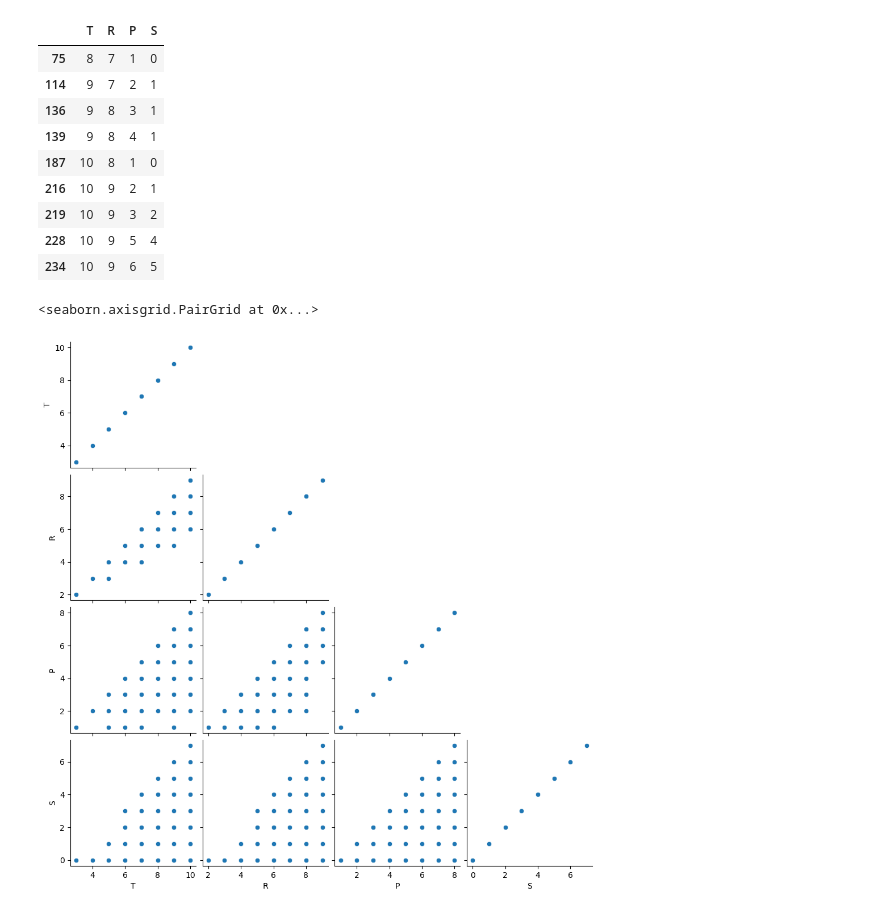
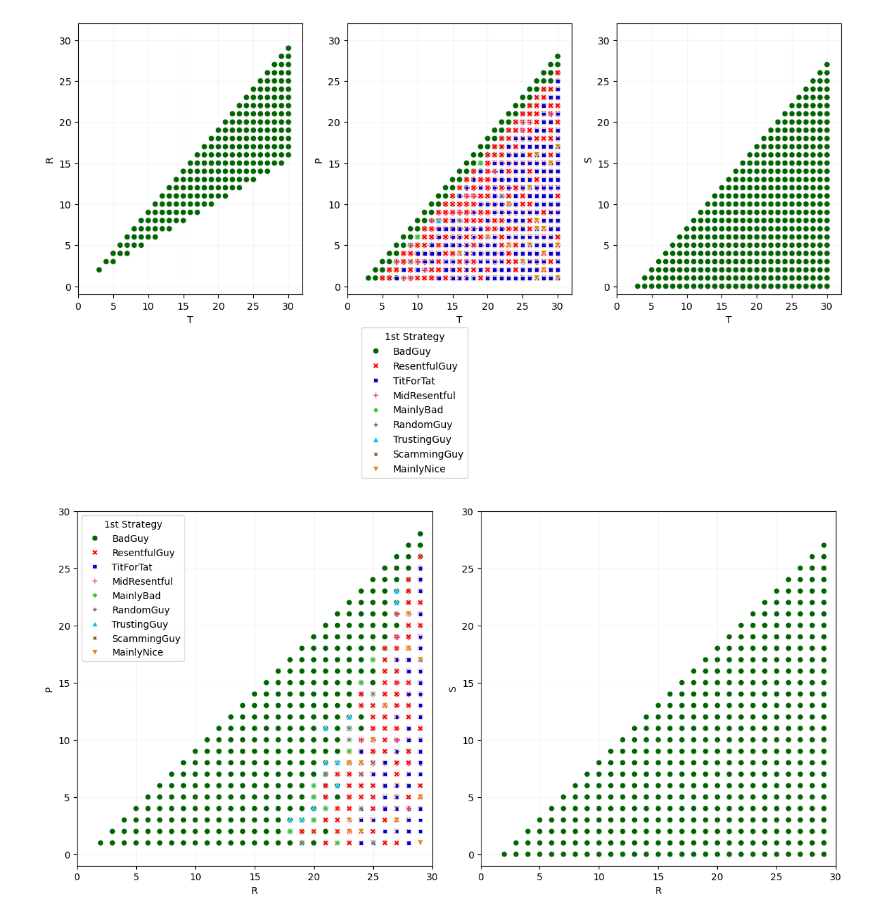
Before and after one commit to LeoPi314/LCP_projects_Y7_Group_4, a Jupyter notebook: Tourney.ipynb, the cells around one changed output. Cells and saved outputs as stored; diff of their text form; code cells hidden in the pictures.

```diff
--- a/Tourney.ipynb
+++ b/Tourney.ipynb
@@ -398,7 +399,9 @@ def mean_tourney(participants={},N_rounds = 10, M = Payoff,repeats=10):
         top3[third][2] += 1
 
     # Compute mean and its error for each strategy across all repetitions
-    for key in mean_ranking.keys(): mean_ranking[key] = [ np.mean(mean_ranking[key]), np.std(mean_ranking[key])/np.sqrt(repeats) ]
+    deg_of_freed = 0
+    if (repeats >1): deg_of_freed = repeats - 1
+    for key in mean_ranking.keys(): mean_ranking[key] = [ np.mean(mean_ranking[key]), np.std(mean_ranking[key], ddof=deg_of_freed)/np.sqrt(repeats) ]
     mean_df = pd.DataFrame(mean_ranking.values(),index=mean_ranking.keys(),columns=["Mean Score", "Mean Error"])
 
     # Optional: Express frequeny in top3 as percentages; values are numpy-array so operations are element-wise
@@ -705,5 +653,6 @@ plt.show()
 # %%
-w30 = pd.read_pickle("MaxT-30.pkl")
-w30
+#winners = pd.read_pickle(f"MaxT-{MAX_VALUE}.pkl")
+winners = pd.read_pickle(f"Final-MaxT-{MAX_VALUE}.pkl")
+winners
 # %% [output]
 |  | T | R | P | S | 1st Strategy | 2nd Strategy | 3rd Strategy | 1st Score | From 2nd | ... |
@@ -741,22 +690,56 @@ TrustingGuy     6.40  14.80  15.20
 # %%
-bad_wins = (w30[w30["1st Strategy"]=="BadGuy"])[["T","R","P","S"]]
+strategy_colors =[
+    '#FFD700',  # NiceGuy - Gold
+    '#006400',  # BadGuy - Dark Green
+    '#DE8C09',  # MainlyNice - Orange/Gold
+    '#32CD32',  # MainlyBad - Lime Green
+    '#0000CD',  # TitForTat - Dark Blue
+    '#696969',  # RandomGuy - Dark Gray
+    '#FF0000',  # ResentfulGuy - Red
+    '#00BFFF',  # TrustingGuy - Deep Sky Blue
+    '#800080',  # BalancingGuy - Purple
+    '#E33B65',  # MidResentful - Brown/Red
+    '#2E9E98',  # ReverseTitForTat - Copper Blue
+    '#8B4513',  # ScammingGuy - Brown/Bronze
+]
+
+# creating a dictionary for color to strategy identification
+color_dic = dict( zip( list( strategies.keys() ), strategy_colors))
+
+bad_wins = (winners[winners["1st Strategy"]=="BadGuy"])[["T","R","P","S"]]
 bad_wins
-Tft_wins = (w30[w30["1st Strategy"]=="TitForTat"])[["T","R","P","S"]]
+Tft_wins = (winners[winners["1st Strategy"]=="TitForTat"])[["T","R","P","S"]]
 Tft_wins
+
+fig, axs = plt.subplots(1,3, figsize=(14,5))
+for i in range(3):
+    axs[i].set_xlim(0,32)
+    axs[i].set_ylim(-1,32)
+    axs[i].grid(alpha=0.1)
+sns.scatterplot(data=winners,x="T", y="R", hue="1st Strategy", style = "1st Strategy", palette = color_dic, ax=axs[0] )
+#plt.show()
+sns.scatterplot(data=winners,x="T", y="P", hue="1st Strategy", style = "1st Strategy", palette = color_dic, ax=axs[1] )
+#plt.show()
+sns.scatterplot(data=winners,x="T", y="S", hue="1st Strategy", style = "1st Strategy", palette = color_dic, ax=axs[2] )
+#plt.show()
+axs[1].get_legend().set_visible(False)
+axs[2].get_legend().set_visible(False)
+sns.move_legend(axs[0], "center",bbox_to_anchor=(1.5, -0.4))
+#fig.tight_layout()
+plt.show()
 # %% [output]
-|  | T | R | P | S |
-| 75 | 8 | 7 | 1 | 0 |
-| 114 | 9 | 7 | 2 | 1 |
-| 136 | 9 | 8 | 3 | 1 |
-| 139 | 9 | 8 | 4 | 1 |
-| 187 | 10 | 8 | 1 | 0 |
-| 216 | 10 | 9 | 2 | 1 |
-| 219 | 10 | 9 | 3 | 2 |
-| 228 | 10 | 9 | 5 | 4 |
-| 234 | 10 | 9 | 6 | 5 |
+[figure, added]
 # %%
-from seaborn import pairplot as pp
-pp(bad_wins,diag_kind=None,corner=True)
+fig, axs = plt.subplots(1,2, figsize=(12,6))
+for i in range(2):
+    axs[i].set_xlim(0,30)
+    axs[i].set_ylim(-1,30)
+    axs[i].grid(alpha=0.1)
+sns.scatterplot(data=winners,x="R", y="P", hue="1st Strategy", style = "1st Strategy", palette = color_dic, ax=axs[0] )
+#plt.show()
+sns.scatterplot(data=winners,x="R", y="S", hue="1st Strategy", style = "1st Strategy", palette = color_dic, ax=axs[1])
+#plt.show()
+axs[1].get_legend().set_visible(False)
+fig.tight_layout()
 # %% [output]
-<seaborn.axisgrid.PairGrid at 0x...>
-[figure, old version]
+[figure, new version]
```
Also changed, not shown: parts of 17 cells of this notebook, 3 other files.
